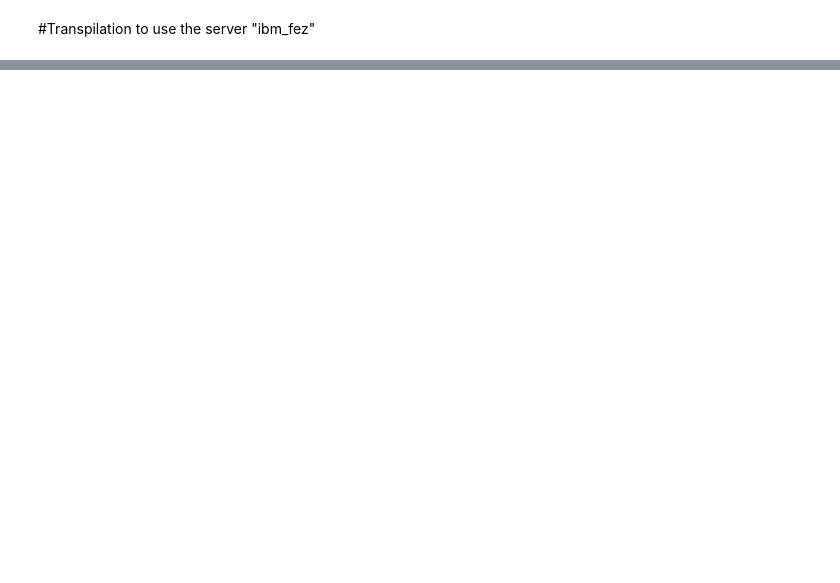
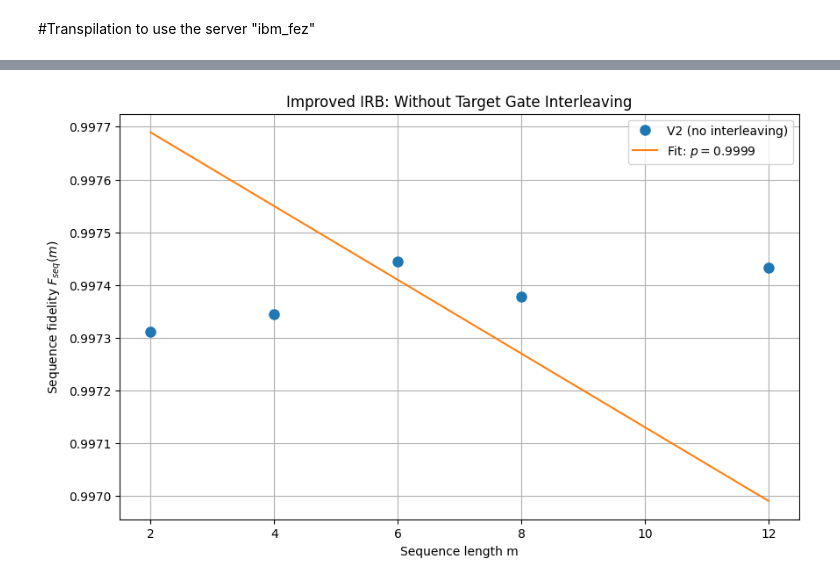
Before and after one commit to lv-laura/benchmarking-ibm-qbs, a Jupyter notebook: noise_simulations.ipynb, the cells around one changed output, grey strips where cells are left out. Saved outputs shown, nothing was run; the diff lists cells and outputs as text; code cells hidden in the pictures; blank space fills up the shorter version.

```diff
--- a/noise_simulations.ipynb
+++ b/noise_simulations.ipynb
@@ -349,0 +442,15 @@ plt.show()
+# %%
+# Check circuit depths for different sequence lengths
+print("\n=== CIRCUIT DEPTH ANALYSIS ===")
+for m in sequence_lengths:
+    seed = 12345 + m * 100
+    test_irb = create_irb_sequence(
+        clifford_circuits=cliffords_list,
+        clifford_inverses=cliffords_inverses,
+        cliffords_matrices=cliffords_matrices,
+        m=m,
+        target_gate_circuit=target_X,
+        seed=seed
+    )
+    transpiled = transpile(test_irb, backend=backend)
+    print(f"m={m:2d}: depth_before={test_irb.depth():3d}, depth_after={transpiled.depth():3d}, gate_count={len(transpiled.data)}")
@@ -349,0 +463,69 @@ plt.show()
+# %%
+# SOLUTION: Use higher-error gates and longer sequences
+print("=== IMPROVED IRB ANALYSIS ===")
+
+# Try using RZ or a combination instead of X; or use native gates with measured higher error
+# For now, let's test with more sequences and H gates (which compose with Cliffords naturally)
+# Also reduce the fit bound on p to allow values closer to 1
+
+sequence_lengths_v2 = [2, 4, 6, 8, 12]  # Longer sequences to accumulate more error
+num_sequences_v2 = 30
+shots_v2 = 3000
+
+survival_probs_v2 = []
+
+print(f"Running {len(sequence_lengths_v2)} lengths × {num_sequences_v2} sequences = {len(sequence_lengths_v2) * num_sequences_v2} total sequences...")
+
+for m in sequence_lengths_v2:
+    probs = []
+    for k in range(num_sequences_v2):
+        seed = 54321 + m * 1000 + k
+        # Try WITHOUT target gate interleaving first to see baseline
+        irb_seq = create_irb_sequence(
+            clifford_circuits=cliffords_list,
+            clifford_inverses=cliffords_inverses,
+            cliffords_matrices=cliffords_matrices,
+            m=m,
+            target_gate_circuit=None,  # No interleaving for v2
+            seed=seed
+        )
+        irb_seq_transpiled = transpile(irb_seq, backend=backend)
+        job = sim.run(irb_seq_transpiled, shots=shots_v2, noise_model=noise_model)
+        result = job.result()
+        counts = result.get_counts()
+        prob = counts.get('0', 0) / shots_v2
+        probs.append(prob)
+    avg_prob = np.mean(probs)
+    survival_probs_v2.append(avg_prob)
+    print(f"  m={m:2d}: avg survival = {avg_prob:.6f}")
+
+# Fit with relaxed bounds
+m_vals_v2 = np.array(sequence_lengths_v2)
+F_seq_v2 = np.array(survival_probs_v2)
+
+try:
+    params_v2, cov_v2 = scipy.optimize.curve_fit(
+        fit_func, m_vals_v2, F_seq_v2,
+        p0=[0.95, 0.98, 0.05],
+        bounds=([0.1, 0.85, 0.001], [1, 0.9999, 0.3])
+    )
+    A_v2, p_v2, B_v2 = params_v2
+    r_v2 = (2-1)/2 * (1-p_v2)
+
+    print(f"\nFit parameters (v2):")
+    print(f"  A={A_v2:.6f}, p={p_v2:.6f}, B={B_v2:.6f}")
+    print(f"  Average error per gate r: {r_v2:.6f}")
+
+    # Plot both fits
+    plt.figure(figsize=(10, 6))
+    plt.plot(m_vals_v2, F_seq_v2, 'o', label='V2 (no interleaving)', markersize=8)
+    plt.plot(m_vals_v2, fit_func(m_vals_v2, *params_v2), '-', label=f'Fit: $p={p_v2:.4f}$')
+    plt.xlabel('Sequence length m')
+    plt.ylabel('Sequence fidelity $F_{seq}(m)$')
+    plt.title('Improved IRB: Without Target Gate Interleaving')
+    plt.legend()
+    plt.grid(True)
+    plt.show()
+except Exception as e:
+    print(f"Fit failed: {e}")
+# %% [output]
@@ -349,0 +543 @@ plt.show()
+[figure, added]
```
Also changed, not shown: parts of 12 cells of this notebook, 1 other file.
